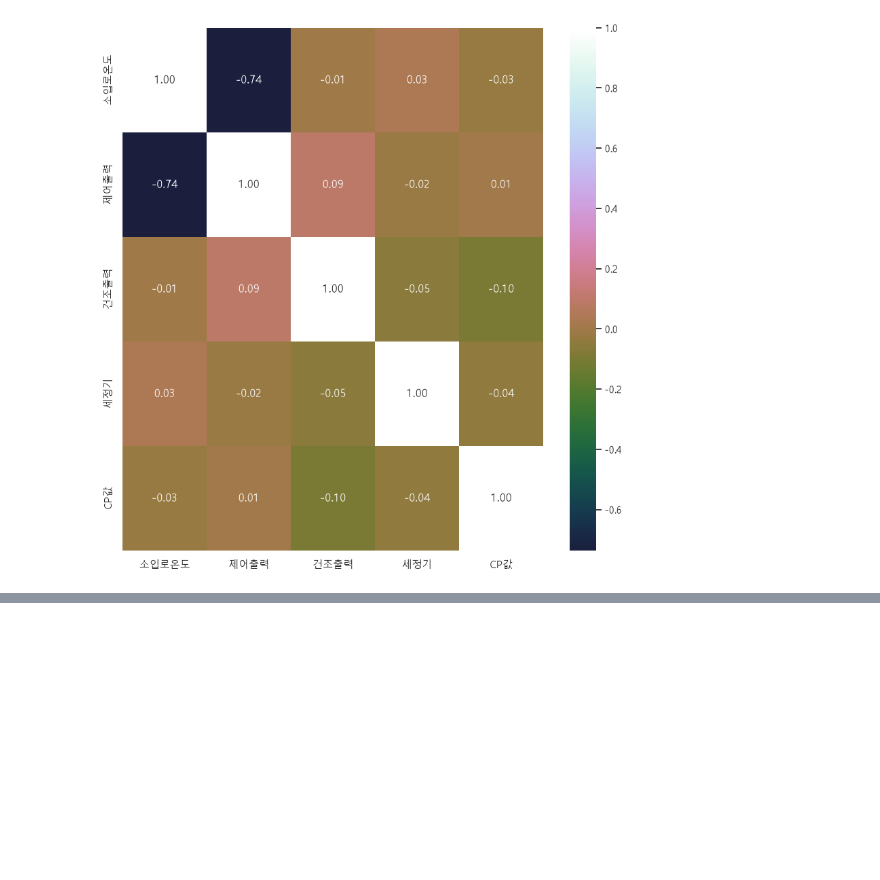
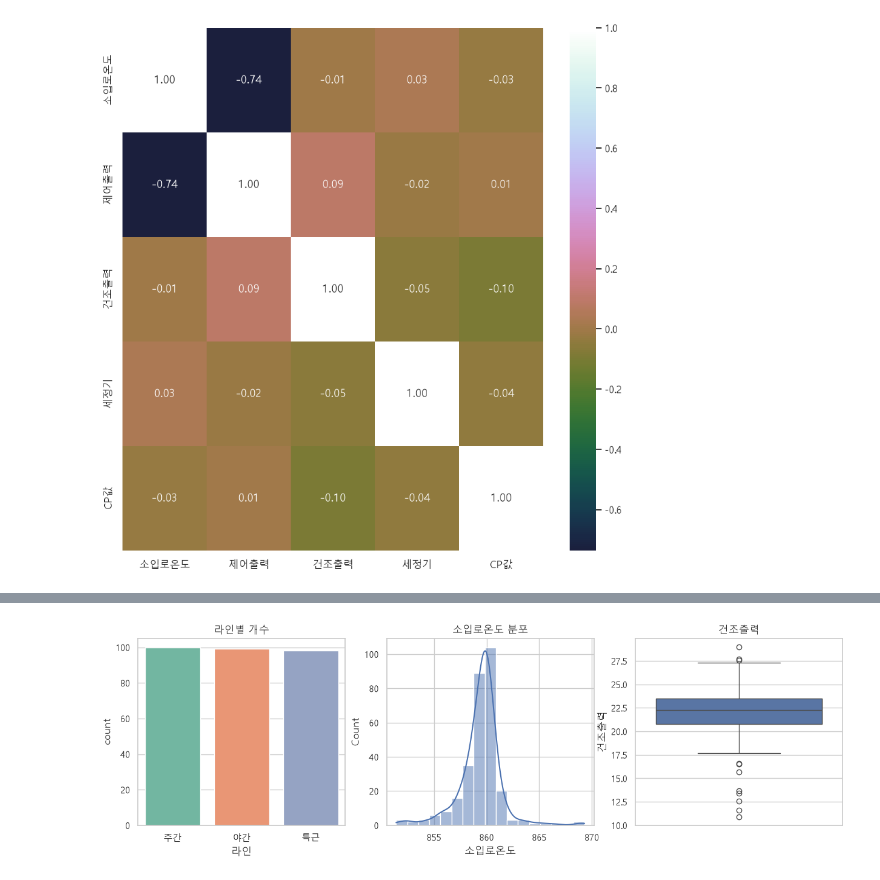
Before and after one commit to show4336-collab/KNA-DataAnalysis-1st, a Jupyter notebook: matplotlib_01.ipynb, the cells around one changed output, grey strips where cells are left out. Cells and saved outputs as stored; diff of their text form; code cells hidden in the pictures; blank space fills up the shorter version.

```diff
--- a/matplotlib_01.ipynb
+++ b/matplotlib_01.ipynb
@@ -361,0 +374,19 @@ plt.show()
+# %%
+# 실습 4. 종합 리포트 - 분포, 박스플롯
+
+fig, axs = plt.subplots(1, 3, figsize=(15,4))
+
+sns.countplot(data=df, x='라인', hue='라인', palette='Set2', ax=axs[0], legend=False)
+axs[0].set_title('라인별 개수')
+
+sns.histplot(data=df, x='소입로온도', ax=axs[1], bins=17, kde=True)
+axs[1].set_title('소입로온도 분포')
+
+
+sns.boxplot(data=df, y='건조출력', ax=axs[2])
+axs[2].set_title('건조출력')
+
+plt.tight_layout
+plt.show()
+# %% [output]
+[figure, added]
```
Also changed, not shown: parts of 9 cells of this notebook.
